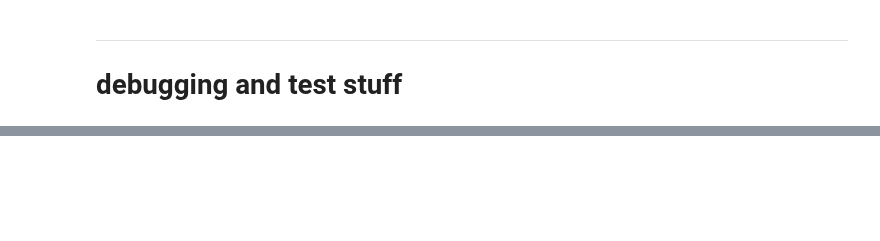
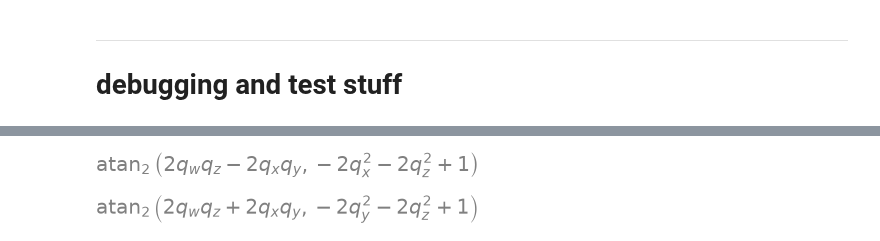
Before and after one commit to lennartstoelting/BA_development_and_testing, a Jupyter notebook: ESEKF for IMU and speakers/esekf_theory_implementation.ipynb, the cells around one changed output, grey strips where cells are left out. Drawn from its saved outputs; the diff is of its cells as text; code cells hidden in the pictures; blank space fills up the shorter version.

```diff
--- a/ESEKF for IMU and speakers/esekf_theory_implementation.ipynb
+++ b/ESEKF for IMU and speakers/esekf_theory_implementation.ipynb
@@ -668,0 +693,17 @@ $\displaystyle \left[\begin{array}{ccccccccccccccc}0 & 0 & 0 & 0 & 0 & 0 & 0 & 1
+# %%
+forward_y_pos = sym.Matrix([0, 1, 0])
+forward_x_pos = sym.Matrix([1, 0, 0])
+
+q_test = sym.Matrix(sym.symbols("q_w, q_x, q_y, q_z"))
+
+rotated_forward_y_pos = R(q_test) * forward_y_pos
+rotated_forward_x_pos = R(q_test) * forward_x_pos
+
+y_yaw = sym.atan2(-rotated_forward_y_pos[0], rotated_forward_y_pos[1])
+x_yaw = sym.atan2(rotated_forward_x_pos[1], rotated_forward_x_pos[0])
+
+display(y_yaw)
+display(x_yaw)
+# %% [output]
+[figure, added]
+[figure, added]
```
Also changed, not shown: parts of 9 cells of this notebook.
